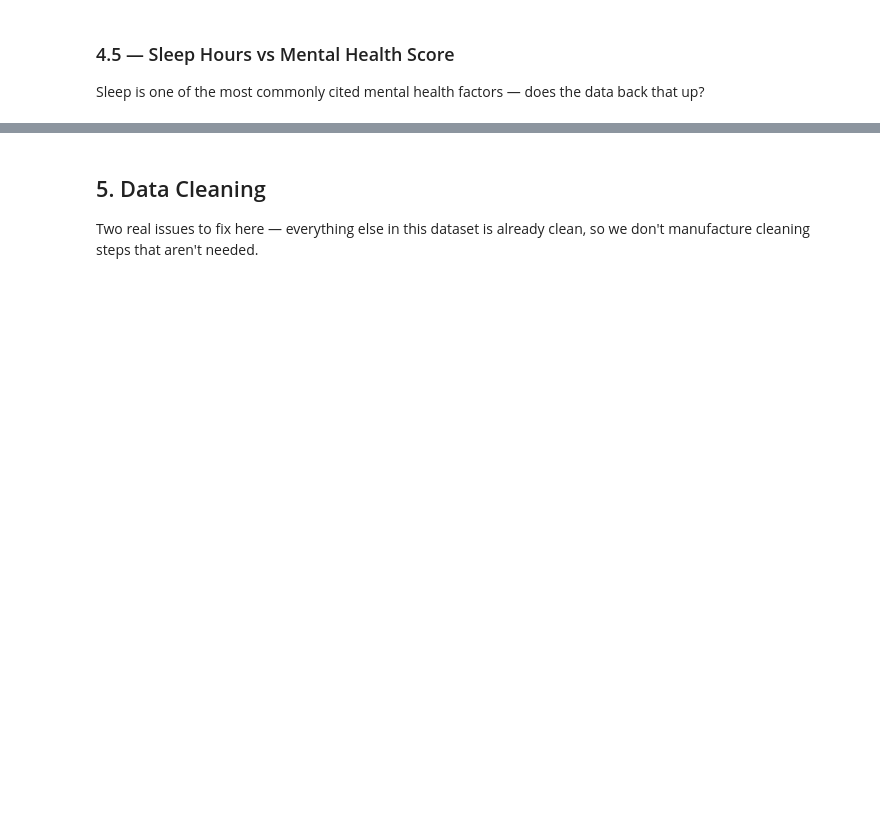
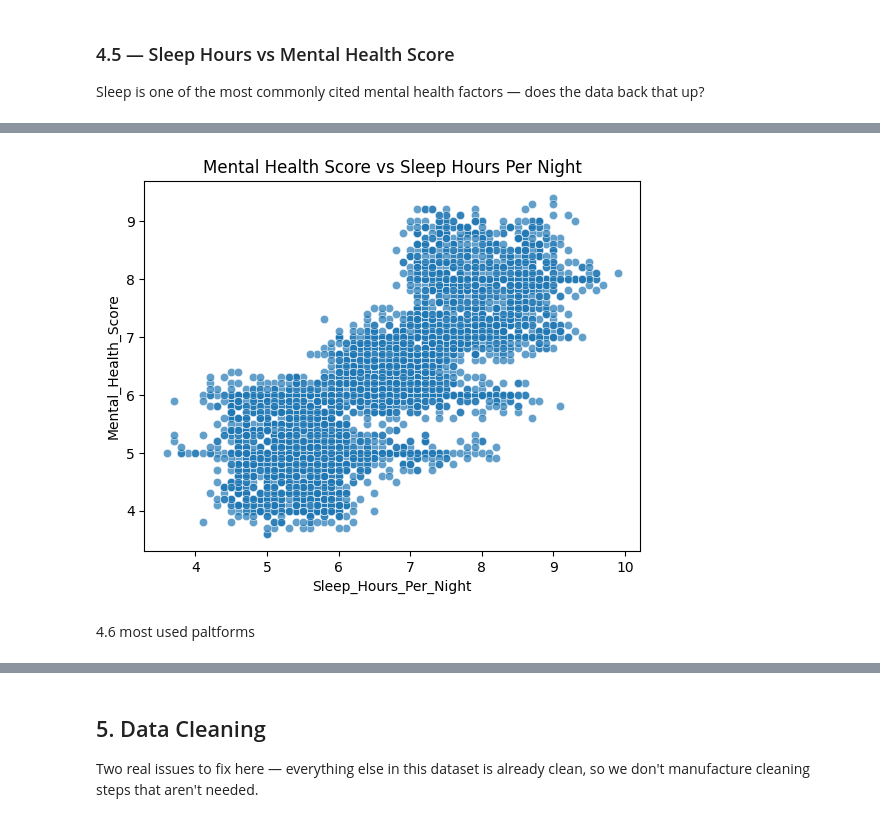
Before and after one commit to buddhu22/Mental-Health-Score-Prediction, a Jupyter notebook: ML_Project.ipynb, the cells around one changed output, grey strips where cells are left out. Drawn from its saved outputs; the diff is of its cells as text; code cells hidden in the pictures; blank space fills up the shorter version.

```diff
--- a/ML_Project.ipynb
+++ b/ML_Project.ipynb
@@ -206,0 +177,8 @@ dtype: int64
+# %%
+sns.scatterplot(x='Sleep_Hours_Per_Night', y='Mental_Health_Score', data=df, alpha=0.7)
+plt.title('Mental Health Score vs Sleep Hours Per Night')
+plt.show()
+# %% [output]
+[figure, added]
+# %% [markdown]
+4.6 most used paltforms
```
Also changed, not shown: parts of 40 cells of this notebook.
